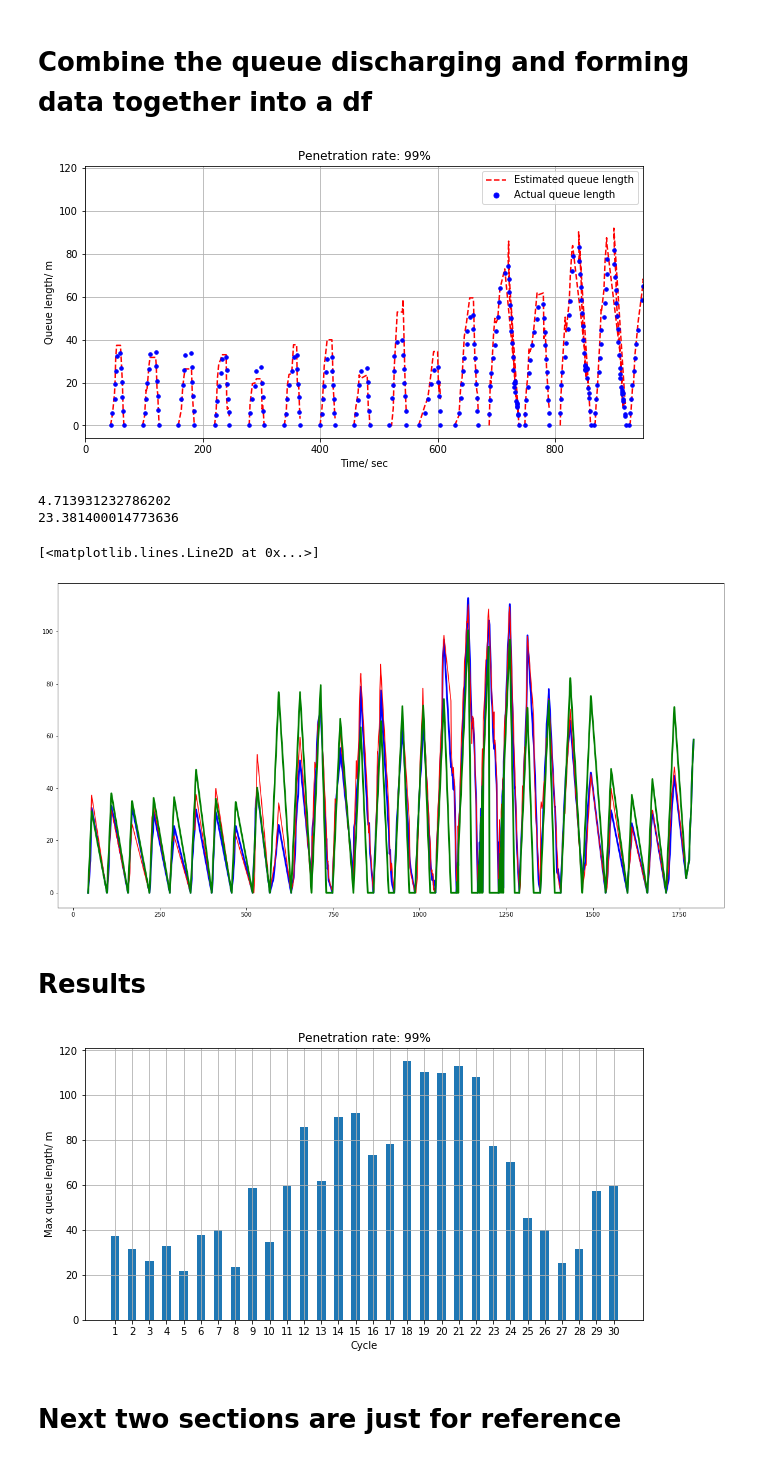
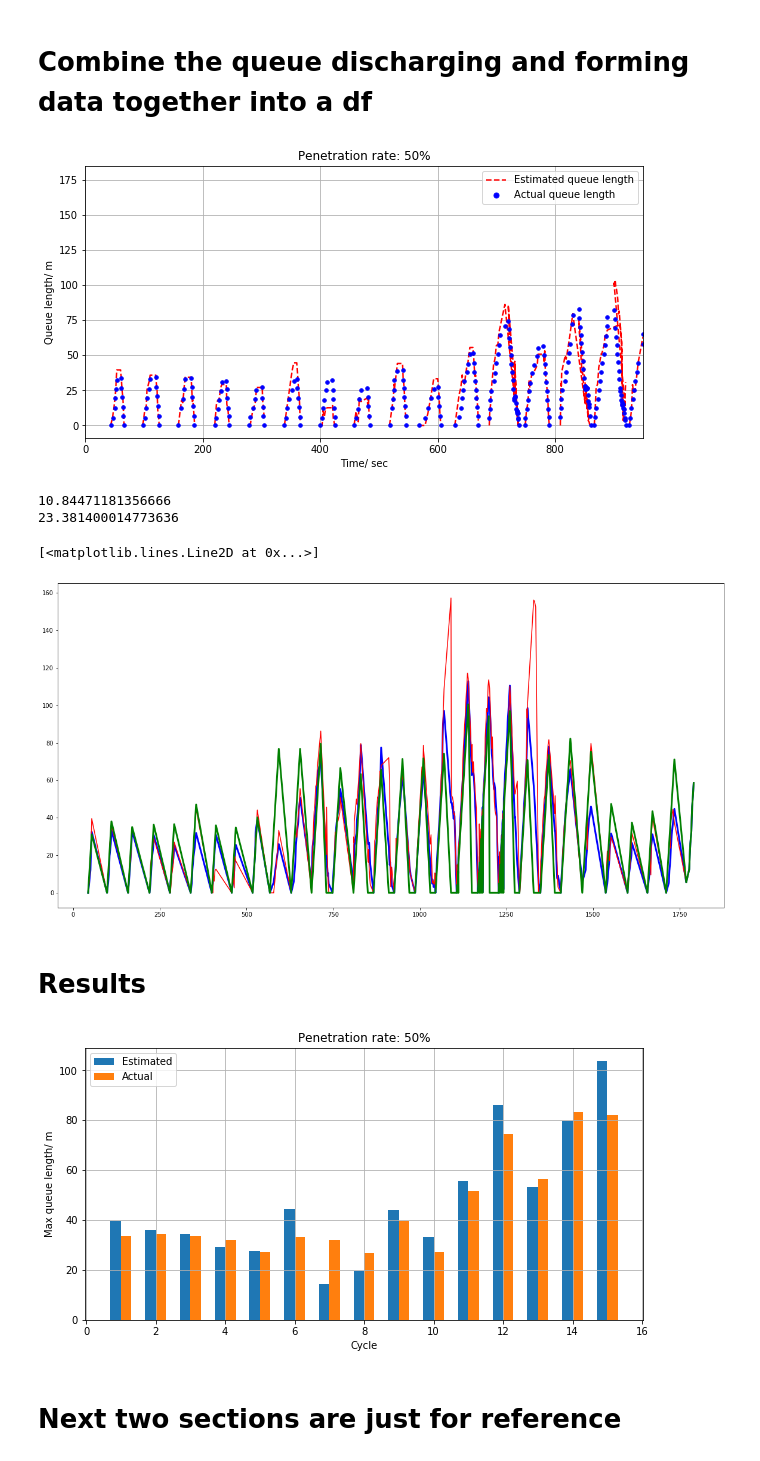
Before and after one commit to khzhang2/Queue_Estimation, a Jupyter notebook: read_output_real_network.ipynb, the cells around one changed output. Cells and saved outputs as stored; diff of their text form; code cells hidden in the pictures.

```diff
--- a/read_output_real_network.ipynb
+++ b/read_output_real_network.ipynb
@@ -435,10 +435,10 @@ def simulate_queue_discharging(x0_discharging, if_plot, R, P, Q, dt, randseed, d
 # Start simulation
 # %%
 # from 59 to 70, expt for 61
-No = 70
+No = 65
 linkNO = 25
 laneNO = 1
 output_real = read_output(No, linkNO, laneNO)
 #output_CAV = output_real.loc[output_real['VEHTYPE'] == 112]  # vehicle type depends on settings
-pr = '99%'
+pr = '50%'
 # %% [output]
@@ -1027,7 +1027,7 @@ plt.title('Penetration rate: ' + pr)
 
 plt.savefig(re_dir + pr + '_queue.jpg')
 # %% [output]
-[figure, old version]
+[figure, new version]
 # %%
 temp_re = []
 
@@ -1038,7 +1038,7 @@ temp_re.append(np.mean(G['pre_error']))
 
 Result_dict['Q_length'] = temp_re
 # %% [output]
-4.713931232786202
+10.84471181356666
 23.381400014773636
 # %%
 t = stop_data_collection_real['VEHICLE:SIMSEC']
@@ -1054,7 +1054,7 @@ plt.plot(t, q_l_est, 'r')
 plt.plot(t, q_l_pre, 'g', lw=3)
 # %% [output]
 [<matplotlib.lines.Line2D at 0x...>]
-[figure, old version]
+[figure, new version]
 # %% [markdown]
 # Results
 # %%
@@ -1069,7 +1069,10 @@ for cycle in cycles:
     avg_error_est = np.mean(temp_df['est_error'])
     avg_error_pre = np.mean(temp_df['pre_error'])
     max_q_est = max(temp_df['queue_length_est'])
+    max_q_real = max(temp_df['queue_length_real'])
 
-    E_cycles['%i'%cycle] = [avg_error_est, avg_error_pre, max_q_est]
+    E_cycles[cycle] = [avg_error_est, avg_error_pre, max_q_est, max_q_real]
 
-re_df = pd.DataFrame(E_cycles, index=['est_E', 'pre_E', 'max_q_est']).stack().unstack(0)
+re_df = pd.DataFrame(E_cycles, index=['est_E', 'pre_E', 'max_q_est', 'max_q_real']).stack().unstack(0)
+
+re_df.to_csv(re_dir + pr + '_data_each_cycle.csv')
@@ -1078,16 +1079,18 @@ re_df.to_csv(re_dir + pr + '_data_each_cycle.csv')
 # %%
 plt.figure(figsize=[10, 5])
 
-plt.bar(re_df.index, re_df['max_q_est'], width=.5)
+plt.bar(re_df.index[:t_right//60]-0.15, re_df['max_q_est'][:t_right//60], width=.3, label='Estimated')
+plt.bar(re_df.index[:t_right//60]+0.15, re_df['max_q_real'][:t_right//60], width=.3, label='Actual')
 plt.xlabel('Cycle')
 plt.ylabel('Max queue length/ m')
 plt.grid()
-plt.title('')
 plt.title('Penetration rate: ' + pr)
+plt.legend()
+#plt.xlim([0, t_right//60])
 
 plt.savefig(re_dir + pr + '_max_q.jpg')
 # %% [output]
-[figure, old version]
+[figure, new version]
 # %% [markdown]
 # Next two sections are just for reference
 # %%
```
Also changed, not shown: parts of 16 cells of this notebook.
